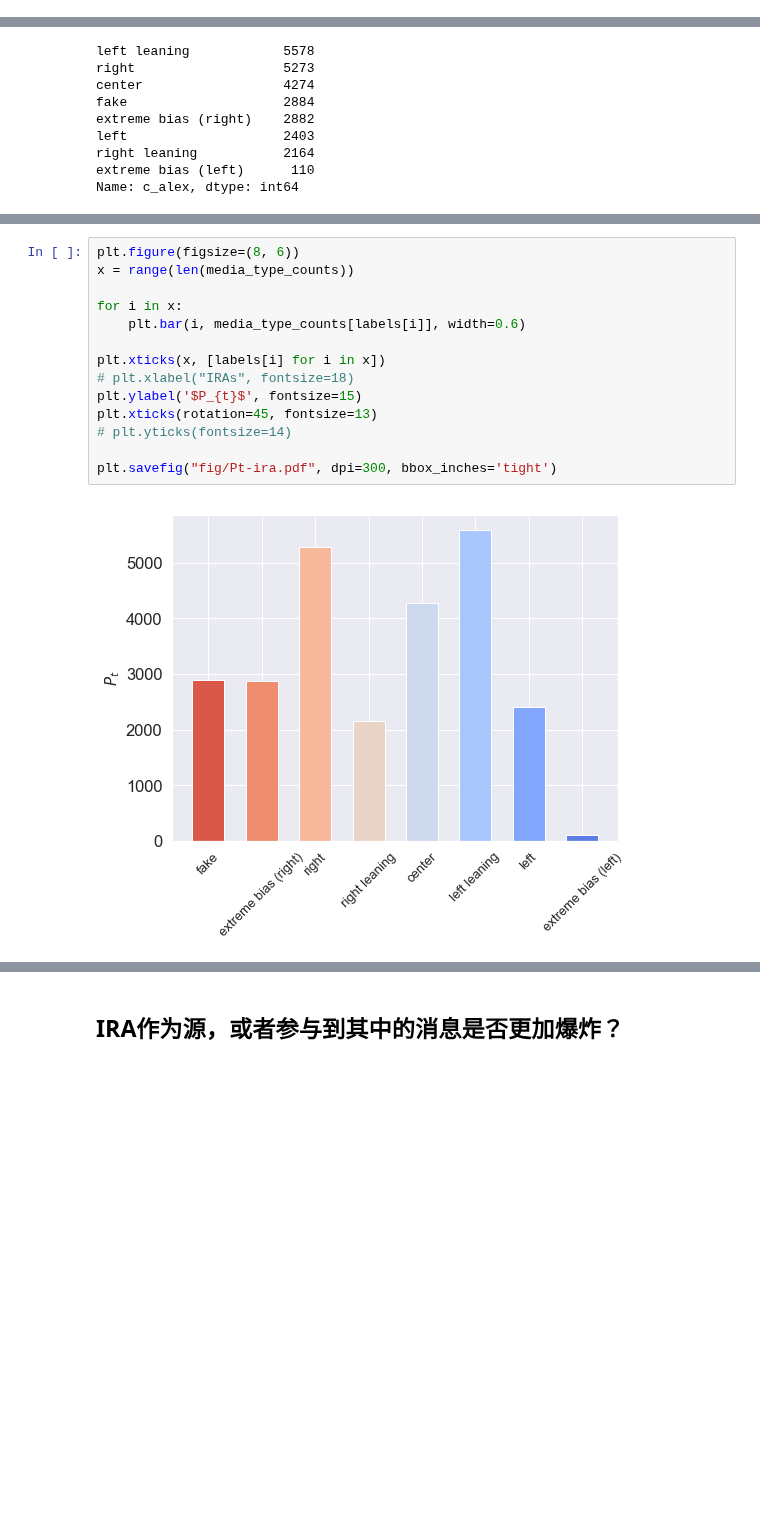
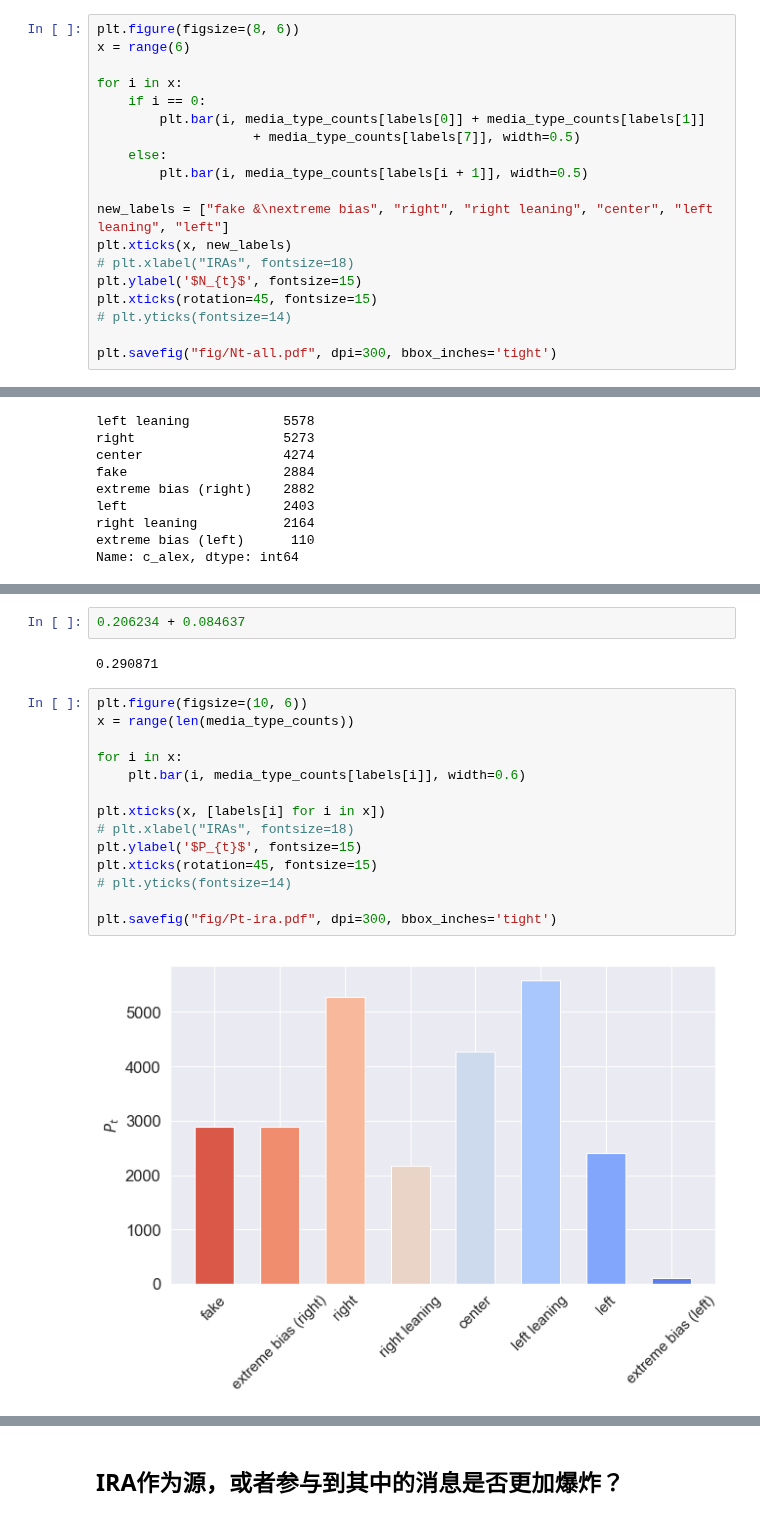
Before and after one commit to kayzhou/fake_news_during_election, a Jupyter notebook: all_tweets.ipynb, the cells around one changed output, grey strips where cells are left out. Cells and saved outputs as stored; diff of their text form; blank space fills up the shorter version.

```diff
--- a/all_tweets.ipynb
+++ b/all_tweets.ipynb
@@ -95,0 +109,19 @@ plt.savefig("fig/Pt-all.pdf", dpi=300, bbox_inches='tight')
+# %%
+plt.figure(figsize=(8, 6))
+x = range(6)
+
+for i in x:
+    if i == 0:
+        plt.bar(i, media_type_counts[labels[0]] + media_type_counts[labels[1]]
+                    + media_type_counts[labels[7]], width=0.5)
+    else:
+        plt.bar(i, media_type_counts[labels[i + 1]], width=0.5)
+
+new_labels = ["fake &\nextreme bias", "right", "right leaning", "center", "left leaning", "left"]
+plt.xticks(x, new_labels)
+# plt.xlabel("IRAs", fontsize=18)
+plt.ylabel('$N_{t}$', fontsize=15)
+plt.xticks(rotation=45, fontsize=15)
+# plt.yticks(fontsize=14)
+
+plt.savefig("fig/Nt-all.pdf", dpi=300, bbox_inches='tight')
@@ -111,16 +167,20 @@ Name: c_alex, dtype: int64
+# %%
+0.206234 + 0.084637
+# %% [output]
+0.290871
 # %%
-plt.figure(figsize=(8, 6))
+plt.figure(figsize=(10, 6))
 x = range(len(media_type_counts))
 
 for i in x:
     plt.bar(i, media_type_counts[labels[i]], width=0.6)
 
 plt.xticks(x, [labels[i] for i in x])
 # plt.xlabel("IRAs", fontsize=18)
 plt.ylabel('$P_{t}$', fontsize=15)
-plt.xticks(rotation=45, fontsize=13)
+plt.xticks(rotation=45, fontsize=15)
 # plt.yticks(fontsize=14)
 
 plt.savefig("fig/Pt-ira.pdf", dpi=300, bbox_inches='tight')
 # %% [output]
-[figure, old version]
+[figure, new version]
```
Also changed, not shown: parts of 36 cells of this notebook, 10 other files.
